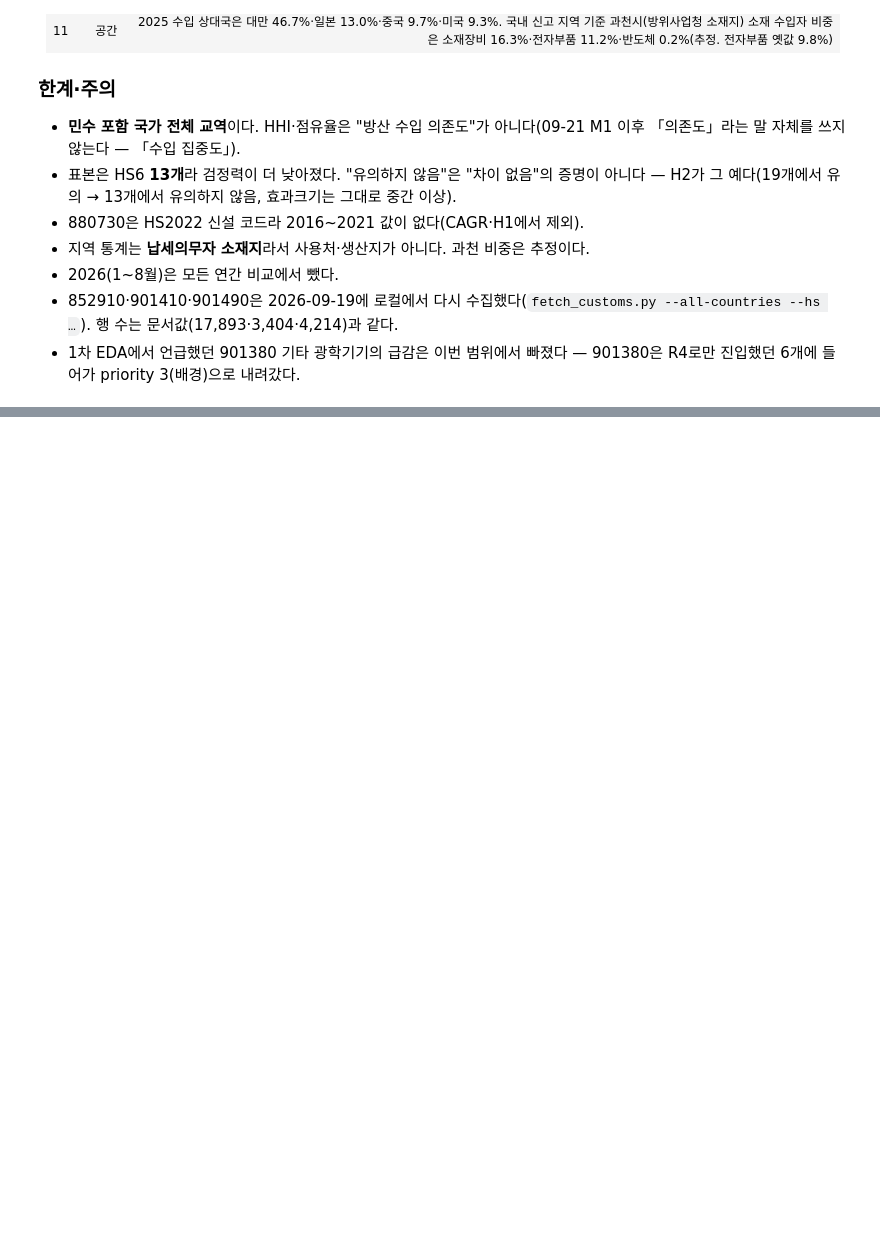
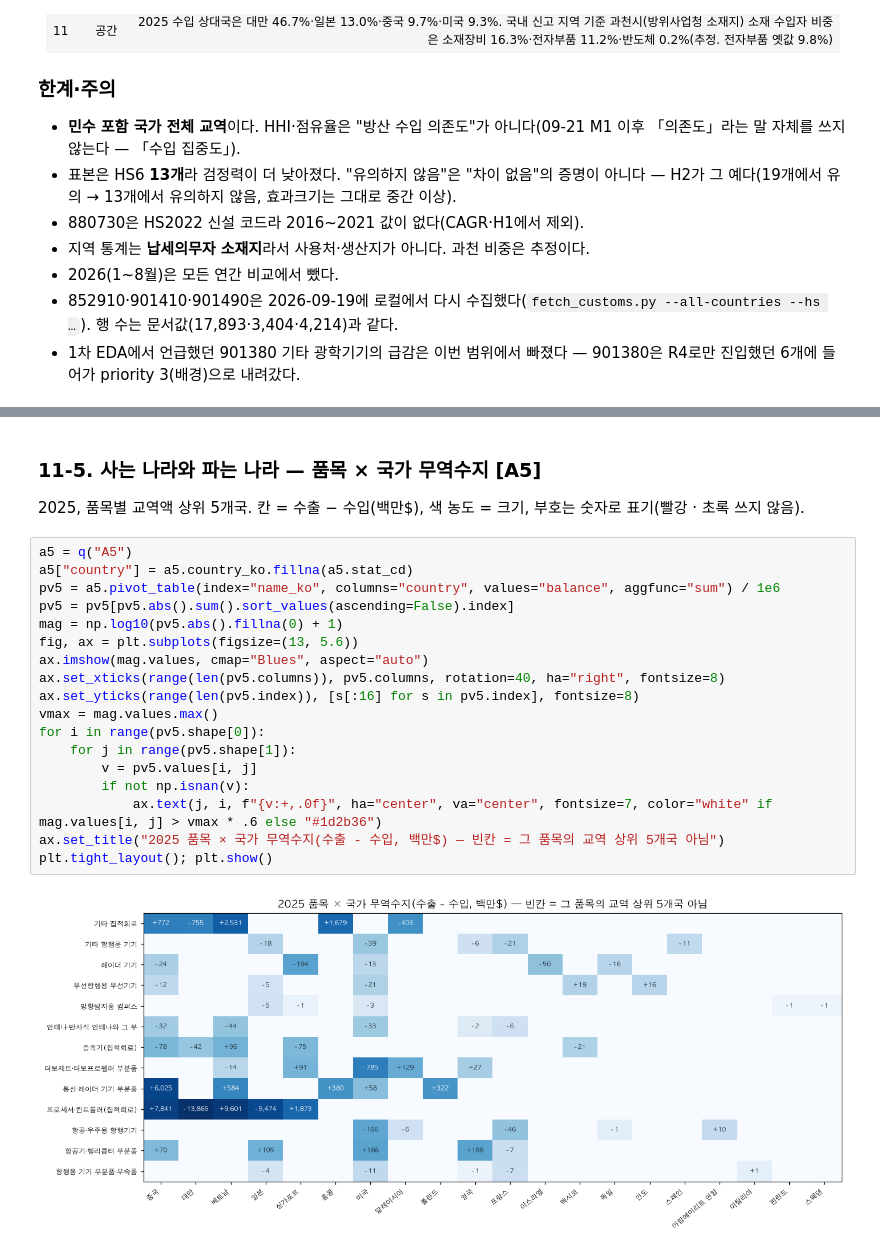
Before and after one commit to tchoco313/defense_dashboard, a Jupyter notebook: notebooks/eda_customs.ipynb, the cells around one changed output, grey strips where cells are left out. Saved outputs shown, nothing was run; the diff lists cells and outputs as text; blank space fills up the shorter version.

```diff
--- a/notebooks/eda_customs.ipynb
+++ b/notebooks/eda_customs.ipynb
@@ -556,0 +745,24 @@ corr_ts.style.format({"Pearson r": "{:+.3f}", "Pearson p": "{:.4g}", "Spearman
+# %% [markdown]
+### 11-5. 사는 나라와 파는 나라 — 품목 × 국가 무역수지 [A5]
+
+2025, 품목별 교역액 상위 5개국. 칸 = 수출 − 수입(백만$), 색 농도 = 크기, 부호는 숫자로 표기(빨강 · 초록 쓰지 않음).
+# %%
+a5 = q("A5")
+a5["country"] = a5.country_ko.fillna(a5.stat_cd)
+pv5 = a5.pivot_table(index="name_ko", columns="country", values="balance", aggfunc="sum") / 1e6
+pv5 = pv5[pv5.abs().sum().sort_values(ascending=False).index]
+mag = np.log10(pv5.abs().fillna(0) + 1)
+fig, ax = plt.subplots(figsize=(13, 5.6))
+ax.imshow(mag.values, cmap="Blues", aspect="auto")
+ax.set_xticks(range(len(pv5.columns)), pv5.columns, rotation=40, ha="right", fontsize=8)
+ax.set_yticks(range(len(pv5.index)), [s[:16] for s in pv5.index], fontsize=8)
+vmax = mag.values.max()
+for i in range(pv5.shape[0]):
+    for j in range(pv5.shape[1]):
+        v = pv5.values[i, j]
+        if not np.isnan(v):
+            ax.text(j, i, f"{v:+,.0f}", ha="center", va="center", fontsize=7, color="white" if mag.values[i, j] > vmax * .6 else "#1d2b36")
+ax.set_title("2025 품목 × 국가 무역수지(수출 - 수입, 백만$) — 빈칸 = 그 품목의 교역 상위 5개국 아님")
+plt.tight_layout(); plt.show()
+# %% [output]
+[figure, added]
```
Also changed, not shown: parts of 22 cells of this notebook, 11 other files.
